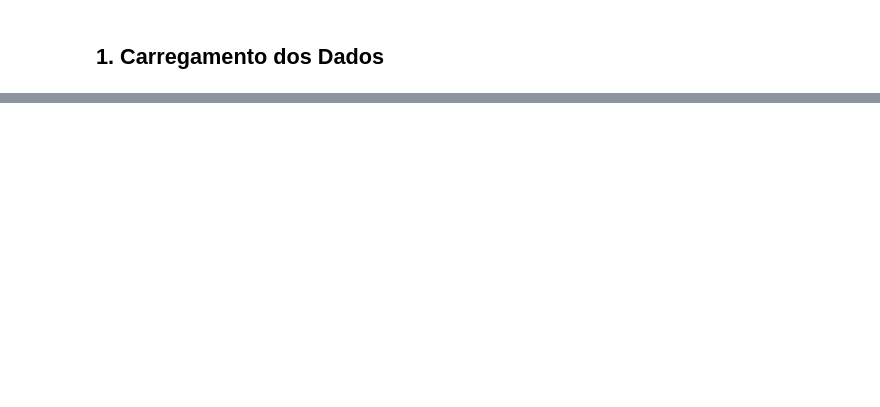
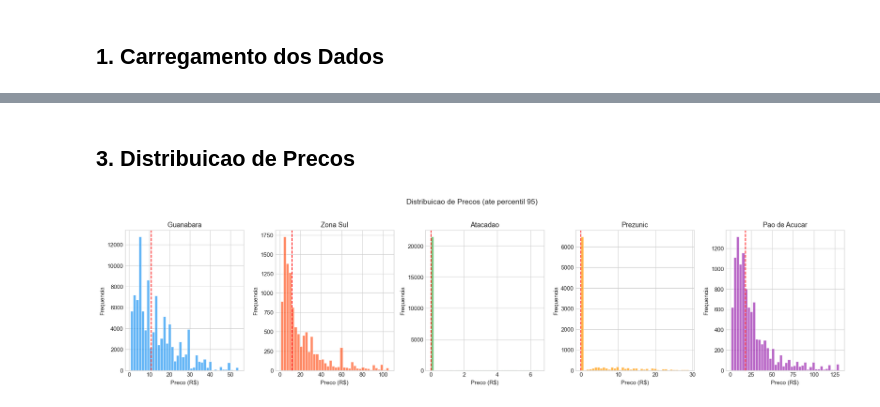
Before and after one commit to lfkopp/monitor_precos, a Jupyter notebook: analise_precos.ipynb, the cells around one changed output, grey strips where cells are left out. Drawn from its saved outputs; the diff is of its cells as text; code cells hidden in the pictures; blank space fills up the shorter version.

```diff
--- a/analise_precos.ipynb
+++ b/analise_precos.ipynb
@@ -448,0 +155,22 @@ Resumo final:
+# %% [markdown]
+## 3. Distribuicao de Precos
+# %%
+fig, axes = plt.subplots(1, 5, figsize=(20, 5))
+
+for idx, nome in enumerate(['Guanabara', 'Zona Sul', 'Atacadao', 'Prezunic', 'Pao de Acucar']):
+    df = todos[todos['supermercado'] == nome]
+    if len(df) == 0:
+        axes[idx].set_visible(False)
+        continue
+    df_f = df[df['preco'] <= df['preco'].quantile(0.95)]
+    axes[idx].hist(df_f['preco'], bins=40, color=cores[nome], alpha=0.7, edgecolor='white')
+    axes[idx].axvline(df_f['preco'].median(), color='red', linestyle='--', lw=1.5)
+    axes[idx].set_title(nome)
+    axes[idx].set_xlabel('Preco (R$)')
+    axes[idx].set_ylabel('Frequencia')
+
+plt.suptitle('Distribuicao de Precos (ate percentil 95)', fontsize=14, y=1.02)
+plt.tight_layout()
+plt.show()
+# %% [output]
+[figure, added]
```
Also changed, not shown: parts of 51 cells of this notebook, 1 other file.
